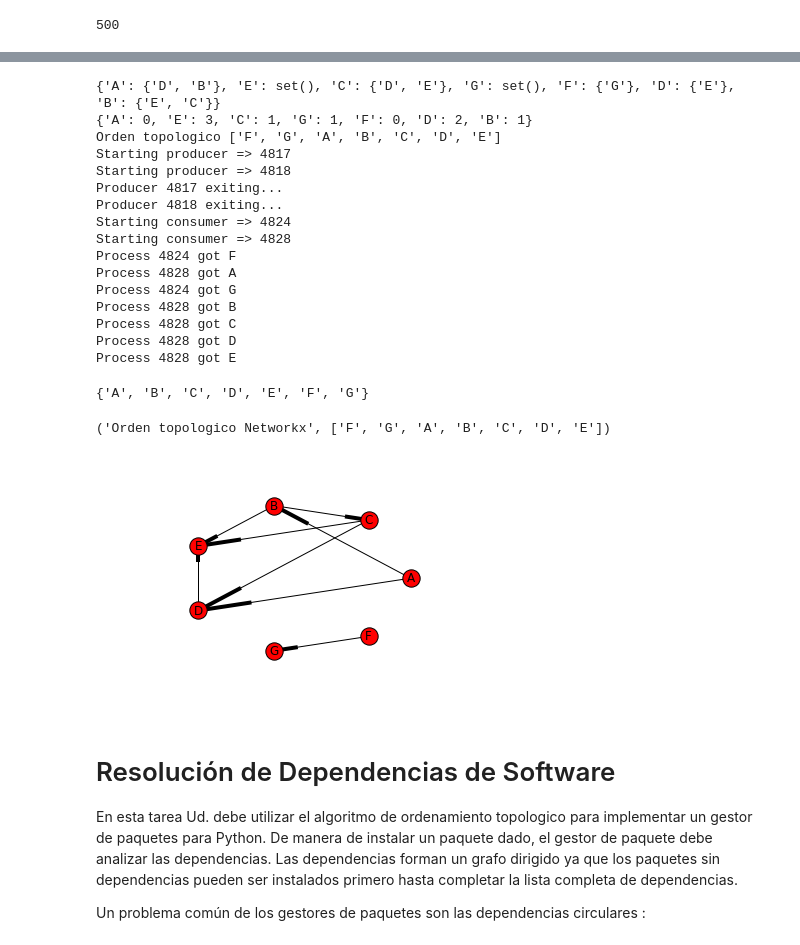
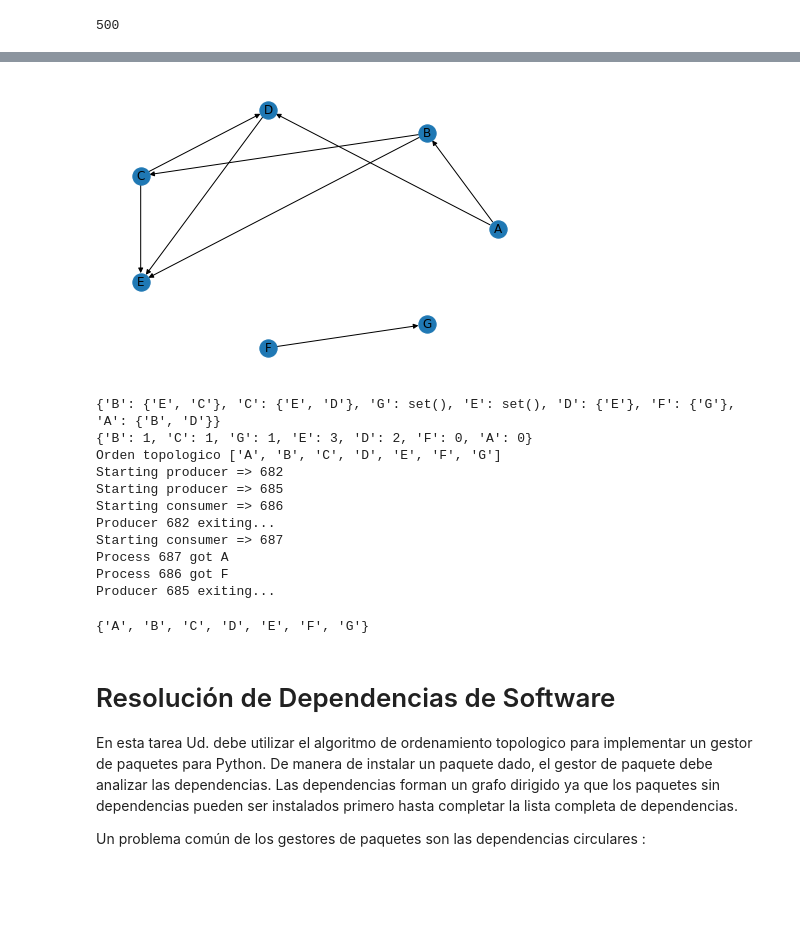
Before and after one commit to sherna90/analisis_algoritmos, a Jupyter notebook: 8.-recorrido_grafos.ipynb, the cells around one changed output, grey strips where cells are left out. Drawn from its saved outputs; the diff is of its cells as text; code cells hidden in the pictures; blank space fills up the shorter version.

```diff
--- a/8.-recorrido_grafos.ipynb
+++ b/8.-recorrido_grafos.ipynb
@@ -203,6 +251,18 @@ def parallel_topological_sort(graph):
+# %%
+E=[('A', 'B'),('A', 'D'),('B', 'C'),('B', 'E'),('C', 'D'),('C', 'E'),('D', 'E'),('F', 'G')]
+G=simple_digraph(E)
+
+G_nx=nx.DiGraph()
+G_nx.add_edges_from(E)
+pos = nx.circular_layout(G_nx)  # positions for all nodes
+nx.draw(G_nx,with_labels=True,pos=pos)
+labels = nx.get_edge_attributes(G_nx,'weight')
+nx.draw_networkx_edge_labels(G_nx,pos,edge_labels=labels)
+
+plt.show()
+# %% [output]
+[figure, added]
 # %%
-E=[('A', 'B'),('A', 'D'),('B', 'C'),('B', 'E'),('C', 'D'),('C', 'E'),('D', 'E'),('F', 'G')]
-G=simple_digraph(E)
 print(G.adjacency_list())
 print(G.in_degree())
 L=topological_sort(G)
@@ -211,40 +271,21 @@ print('Orden topologico',L)
 LP=parallel_topological_sort(G)
 #print('Orden topologico paralelo',LP)
 # %% [output]
-{'A': {'D', 'B'}, 'E': set(), 'C': {'D', 'E'}, 'G': set(), 'F': {'G'}, 'D': {'E'}, 'B': {'E', 'C'}}
-{'A': 0, 'E': 3, 'C': 1, 'G': 1, 'F': 0, 'D': 2, 'B': 1}
-Orden topologico ['F', 'G', 'A', 'B', 'C', 'D', 'E']
-Starting producer => 4817
-Starting producer => 4818
-Producer 4817 exiting...
-Producer 4818 exiting...
-Starting consumer => 4824
-Starting consumer => 4828
-Process 4824 got F
-Process 4828 got A
-Process 4824 got G
-Process 4828 got B
-Process 4828 got C
-Process 4828 got D
-Process 4828 got E
+{'B': {'E', 'C'}, 'C': {'E', 'D'}, 'G': set(), 'E': set(), 'D': {'E'}, 'F': {'G'}, 'A': {'B', 'D'}}
+{'B': 1, 'C': 1, 'G': 1, 'E': 3, 'D': 2, 'F': 0, 'A': 0}
+Orden topologico ['A', 'B', 'C', 'D', 'E', 'F', 'G']
+Starting producer => 682
+Starting producer => 685
+Starting consumer => 686
+Producer 682 exiting...
+Starting consumer => 687
+Process 687 got A
+Process 686 got F
+Producer 685 exiting...
 # %%
 G.nodes
 # %% [output]
 {'A', 'B', 'C', 'D', 'E', 'F', 'G'}
-# %%
-import networkx as nx
-import matplotlib.pyplot as plt
-
-graph = nx.DiGraph(E)
-
-print('Orden topologico Networkx',list(nx.topological_sort(graph)))
-#plt.figure(1,figsize=(12,12))
-labels=nx.draw_networkx_labels(graph,pos=nx.circular_layout(graph))
-nx.draw(graph,pos=nx.circular_layout(graph))
-plt.show()
-# %% [output]
-('Orden topologico Networkx', ['F', 'G', 'A', 'B', 'C', 'D', 'E'])
-[figure, removed]
 # %% [markdown]
 # Resolución de Dependencias de Software
 
```
Also changed, not shown: parts of 19 cells of this notebook.
